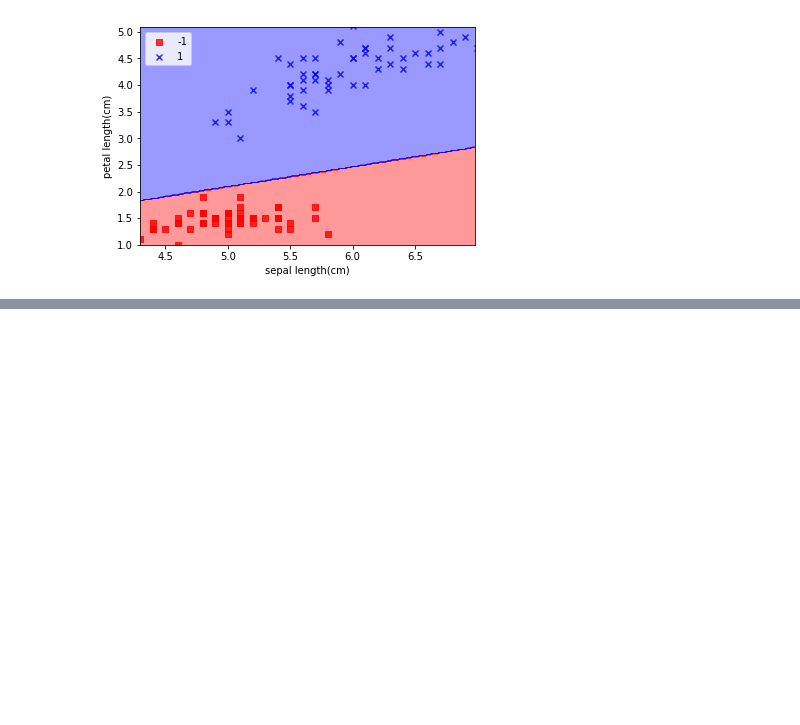
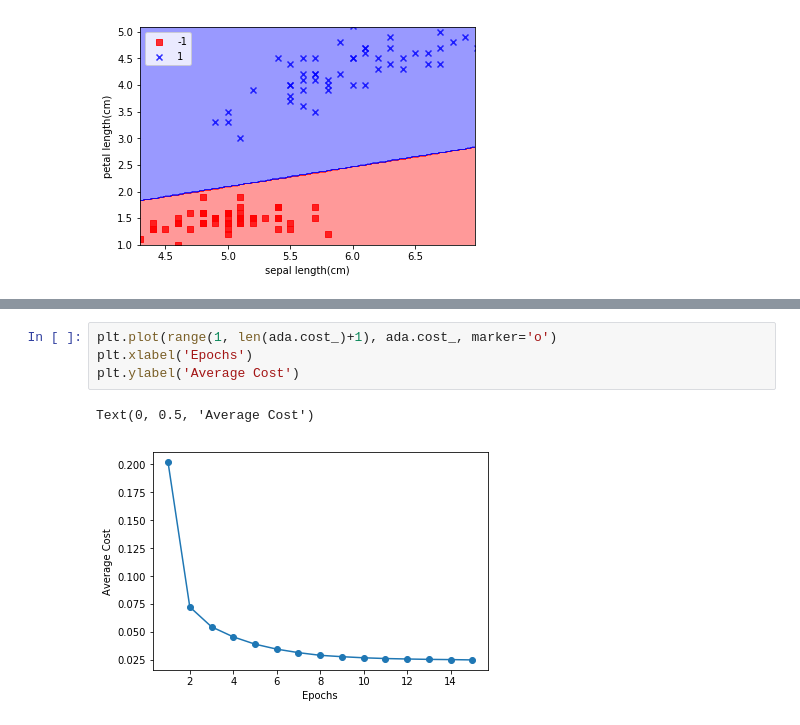
Before and after one commit to zhiwei-Feng/Python-Machine-Learning-Notebooks, a Jupyter notebook: 第二章 机器学习分类算法/perceptron.ipynb, the cells around one changed output, grey strips where cells are left out. Cells and saved outputs as stored; diff of their text form; blank space fills up the shorter version.

```diff
--- a/classification/perceptron.ipynb
+++ b/第二章 机器学习分类算法/perceptron.ipynb
@@ -83,0 +131,7 @@ Text(0.5, 1.0, 'Adaline - Learning rate 0.0001')
+# %%
+plt.plot(range(1, len(ada.cost_)+1), ada.cost_, marker='o')
+plt.xlabel('Epochs')
+plt.ylabel('Average Cost')
+# %% [output]
+Text(0, 0.5, 'Average Cost')
+[figure, added]
```
Also changed, not shown: parts of 19 cells of this notebook, 2 other files.
